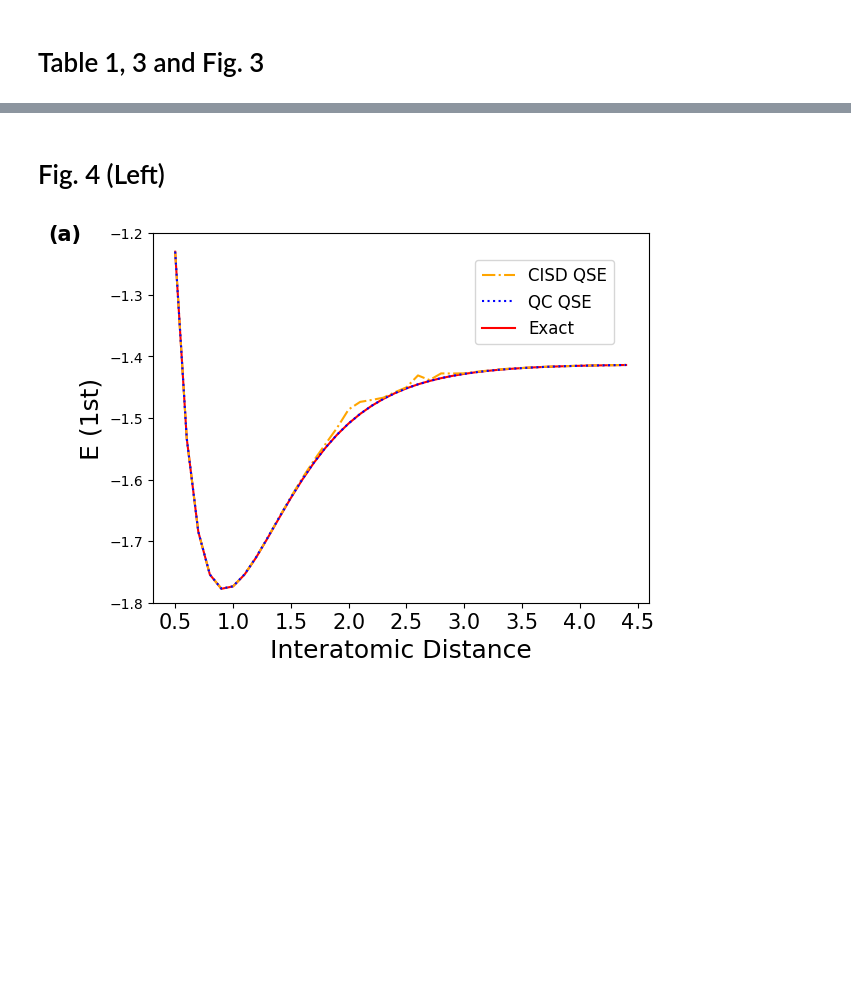
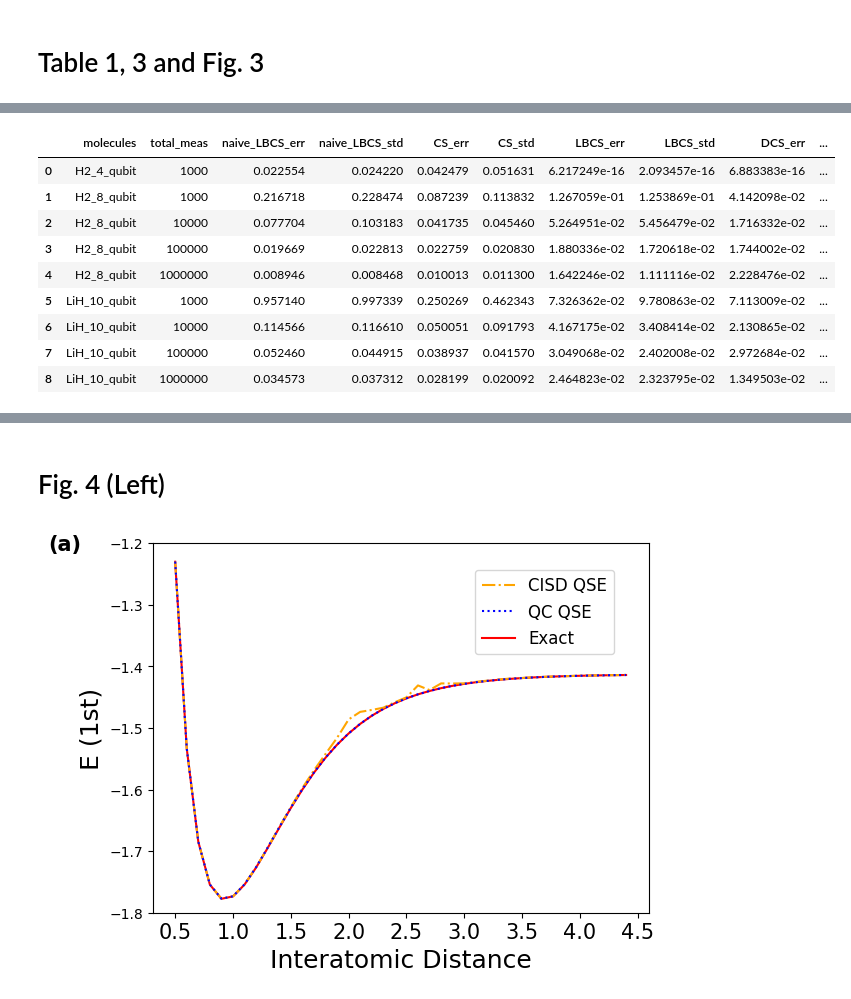
Before and after one commit to quantum-programming/adaptive-subspace, a Jupyter notebook: reproduce_experiment.ipynb, the cells around one changed output, grey strips where cells are left out. Drawn from its saved outputs; the diff is of its cells as text; code cells hidden in the pictures; blank space fills up the shorter version.

```diff
--- a/reproduce_experiment.ipynb
+++ b/reproduce_experiment.ipynb
@@ -25,9 +25,9 @@ params_fixed = {
 }
 params_for_table = {}
 results_for_table = {}
-for molecule_label, n_qubit in [("H2", 4), ("H2", 8), ("LiH", 10)]:
-    for method in ["naive_LBCS", "CS", "LBCS", "DCS", "OGM"]:
-        for shots in [1000, 10000, 100000]:
+for method in ["CS", "qubit_wise_commuting","LBCS", "DCS", "OGM", "naive_LBCS", ]:
+    for molecule_label, n_qubit in [("H2", 4), ("H2", 8), ("LiH", 10)]:
+        for shots in [1000000, 100000, 10000, 1000]:
             if (molecule_label, n_qubit) == ("H2", 4) and shots > 1000:
                 continue
             param_key = (molecule_label, n_qubit, shots, method)
@@ -104,0 +70,32 @@ df_plot
+# %%
+keys_mol = set([label[:3] for label in results_for_table.keys()])
+df_dict = {}
+df_dict["molecules"] = [f"{label[0]}_{label[1]}_qubit" for label in keys_mol]
+df_dict["total_meas"] = [label[2] for label in keys_mol]
+for method in ["naive_LBCS", "CS", "LBCS", "DCS", "qubit_wise_commuting", "OGM"]:
+    df_dict[f"{method}_err"] = [
+        results_for_table[key + (method,)]["err"] for key in keys_mol
+    ]
+    df_dict[f"{method}_std"] = [
+        results_for_table[key + (method,)]["std"] for key in keys_mol
+    ]
+df_plot = pd.DataFrame(df_dict).rename(
+    columns={
+        col: col.replace("qubit_wise_commuting", "MCC")
+        for col in df_dict
+        if "qubit_wise_commuting" in col
+    }
+)
+df_plot = df_plot.sort_values(["molecules", "total_meas"]).reset_index(drop=True)
+df_plot
+# %% [output]
+|  | molecules | total_meas | naive_LBCS_err | naive_LBCS_std | CS_err | CS_std | LBCS_err | LBCS_std | DCS_err | ... |
+| 0 | H2_4_qubit | 1000 | 0.022554 | 0.024220 | 0.042479 | 0.051631 | 6.217249e-16 | 2.093457e-16 | 6.883383e-16 | ... |
+| 1 | H2_8_qubit | 1000 | 0.216718 | 0.228474 | 0.087239 | 0.113832 | 1.267059e-01 | 1.253869e-01 | 4.142098e-02 | ... |
+| 2 | H2_8_qubit | 10000 | 0.077704 | 0.103183 | 0.041735 | 0.045460 | 5.264951e-02 | 5.456479e-02 | 1.716332e-02 | ... |
+| 3 | H2_8_qubit | 100000 | 0.019669 | 0.022813 | 0.022759 | 0.020830 | 1.880336e-02 | 1.720618e-02 | 1.744002e-02 | ... |
+| 4 | H2_8_qubit | 1000000 | 0.008946 | 0.008468 | 0.010013 | 0.011300 | 1.642246e-02 | 1.111116e-02 | 2.228476e-02 | ... |
+| 5 | LiH_10_qubit | 1000 | 0.957140 | 0.997339 | 0.250269 | 0.462343 | 7.326362e-02 | 9.780863e-02 | 7.113009e-02 | ... |
+| 6 | LiH_10_qubit | 10000 | 0.114566 | 0.116610 | 0.050051 | 0.091793 | 4.167175e-02 | 3.408414e-02 | 2.130865e-02 | ... |
+| 7 | LiH_10_qubit | 100000 | 0.052460 | 0.044915 | 0.038937 | 0.041570 | 3.049068e-02 | 2.402008e-02 | 2.972684e-02 | ... |
+| 8 | LiH_10_qubit | 1000000 | 0.034573 | 0.037312 | 0.028199 | 0.020092 | 2.464823e-02 | 2.323795e-02 | 1.349503e-02 | ... |
```
Also changed, not shown: parts of 7 cells of this notebook, 1 other file.
